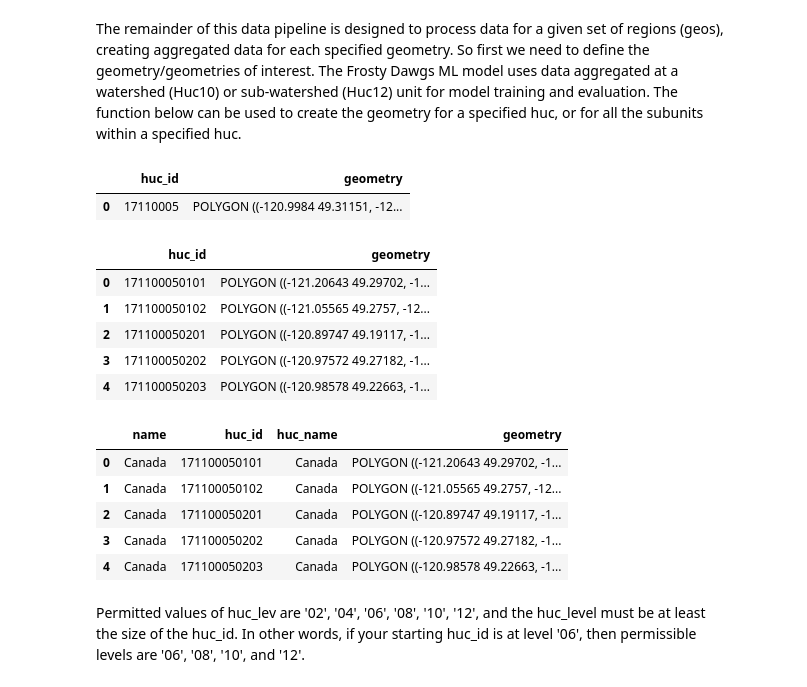
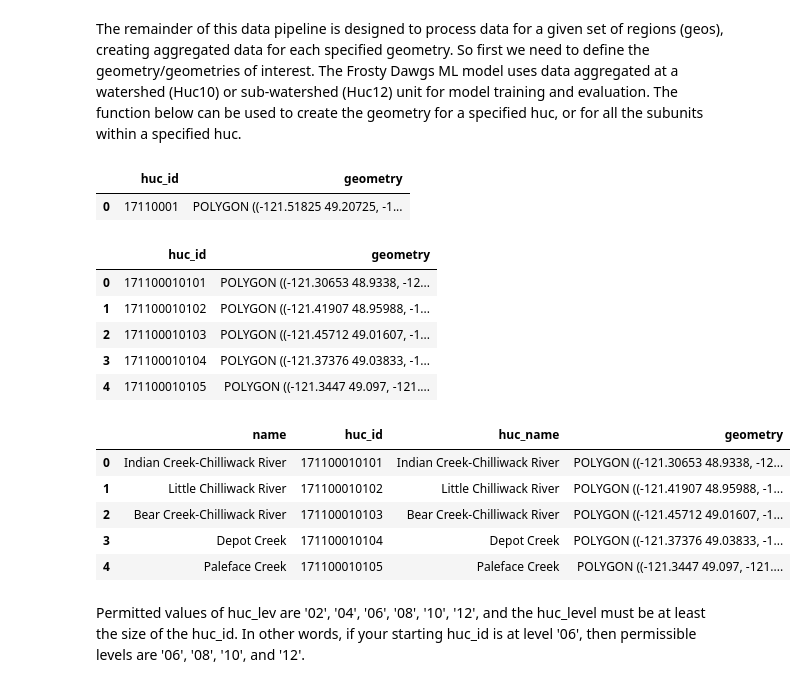
Before and after one commit to DSHydro/SnowML, a Jupyter notebook: notebooks/DataPipe.ipynb, the cells around one changed output. Saved outputs shown, nothing was run; the diff lists cells and outputs as text; code cells hidden in the pictures.

```diff
--- a/notebooks/DataPipe.ipynb
+++ b/notebooks/DataPipe.ipynb
@@ -239,39 +231,39 @@ The remainder of this data pipeline is designed to process data for a given set
 So first we need to define the geometry/geometries of interest. The Frosty Dawgs ML model uses data aggregated at a watershed (Huc10) or sub-watershed (Huc12) unit for model training and evaluation. The function below can be used to create the geometry for a specified huc, or for all the subunits within a specified huc.
 # %%
 # to obtain a geopandas dataframe with the geometry for a specific huc
-huc_id = 17110005
+huc_id = 17110001
 huc_lev = '08'
 geos_single = gg.get_geos(huc_id, huc_lev)
 geos_single
 # %% [output]
 |  | huc_id | geometry |
-| 0 | 17110005 | POLYGON ((-120.9984 49.31151, -12... |
+| 0 | 17110001 | POLYGON ((-121.51825 49.20725, -1... |
 # %%
 #  or you can obtain the geometries for each of the lower level hucs within a given huc unit
-huc_id = 17110005
+huc_id = 17110001
 huc_lev = '12'
 geos = gg.get_geos(huc_id, huc_lev)
 geos.head()
 # %% [output]
 |  | huc_id | geometry |
-| 0 | 171100050101 | POLYGON ((-121.20643 49.29702, -1... |
-| 1 | 171100050102 | POLYGON ((-121.05565 49.2757, -12... |
-| 2 | 171100050201 | POLYGON ((-120.89747 49.19117, -1... |
-| 3 | 171100050202 | POLYGON ((-120.97572 49.27182, -1... |
-| 4 | 171100050203 | POLYGON ((-120.98578 49.22663, -1... |
+| 0 | 171100010101 | POLYGON ((-121.30653 48.9338, -12... |
+| 1 | 171100010102 | POLYGON ((-121.41907 48.95988, -1... |
+| 2 | 171100010103 | POLYGON ((-121.45712 49.01607, -1... |
+| 3 | 171100010104 | POLYGON ((-121.37376 49.03833, -1... |
+| 4 | 171100010105 | POLYGON ((-121.3447 49.097, -121.... |
 # %%
 # sometimes seeing the English language names is helpful
-huc_id = 17110005
+huc_id = 17110001
 huc_lev = '12'
 geos_names = gg.get_geos_with_name(huc_id, huc_lev)
 geos_names.head()
 # %% [output]
 |  | name | huc_id | huc_name | geometry |
-| 0 | Canada | 171100050101 | Canada | POLYGON ((-121.20643 49.29702, -1... |
-| 1 | Canada | 171100050102 | Canada | POLYGON ((-121.05565 49.2757, -12... |
-| 2 | Canada | 171100050201 | Canada | POLYGON ((-120.89747 49.19117, -1... |
-| 3 | Canada | 171100050202 | Canada | POLYGON ((-120.97572 49.27182, -1... |
-| 4 | Canada | 171100050203 | Canada | POLYGON ((-120.98578 49.22663, -1... |
+| 0 | Indian Creek-Chilliwack River | 171100010101 | Indian Creek-Chilliwack River | POLYGON ((-121.30653 48.9338, -12... |
+| 1 | Little Chilliwack River | 171100010102 | Little Chilliwack River | POLYGON ((-121.41907 48.95988, -1... |
+| 2 | Bear Creek-Chilliwack River | 171100010103 | Bear Creek-Chilliwack River | POLYGON ((-121.45712 49.01607, -1... |
+| 3 | Depot Creek | 171100010104 | Depot Creek | POLYGON ((-121.37376 49.03833, -1... |
+| 4 | Paleface Creek | 171100010105 | Paleface Creek | POLYGON ((-121.3447 49.097, -121.... |
 # %% [markdown]
 Permitted values of huc_lev are '02', '04', '06', '08', '10', '12', and the huc_level must be at least the size of the huc_id.  In other words, if your starting huc_id is at level '06', then permissible levels are '06', '08', '10', and '12'.
 # %%
```
Also changed, not shown: parts of 28 cells of this notebook.
